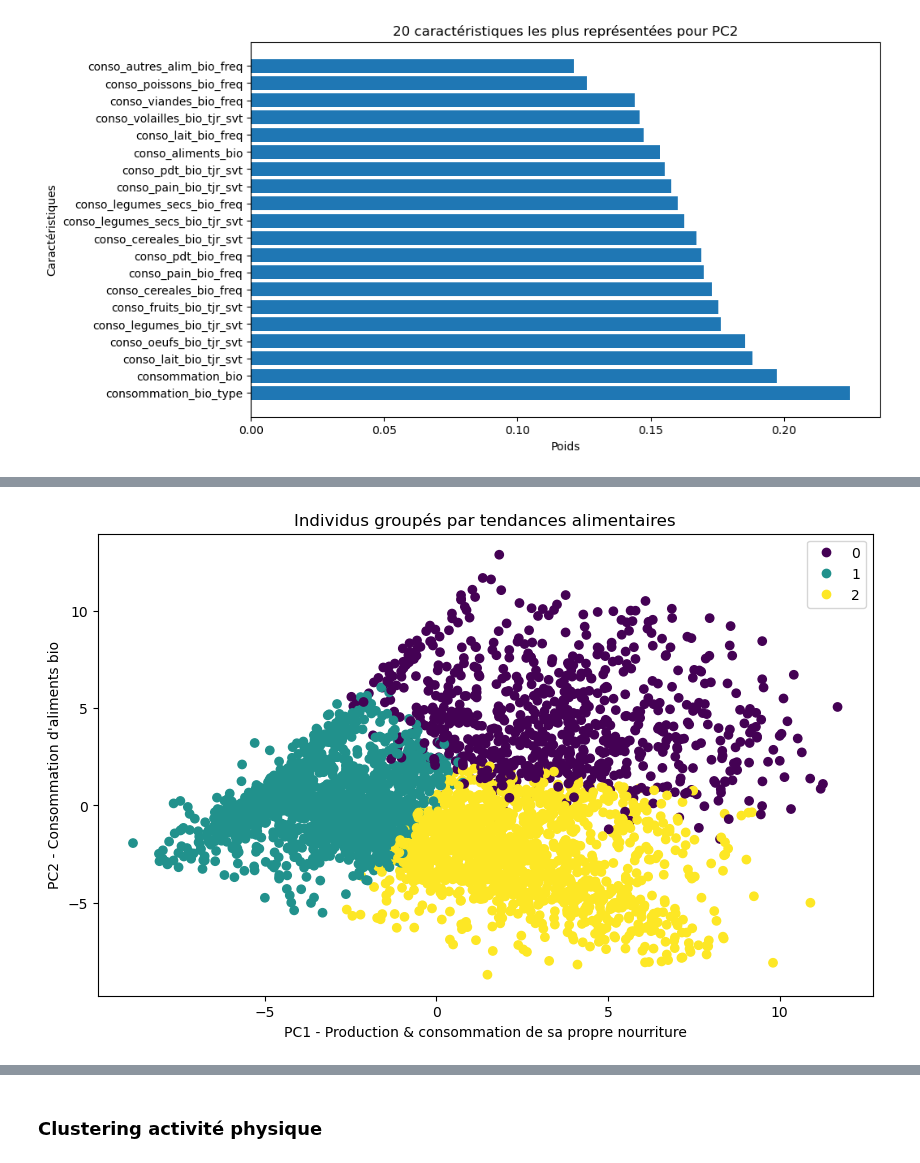
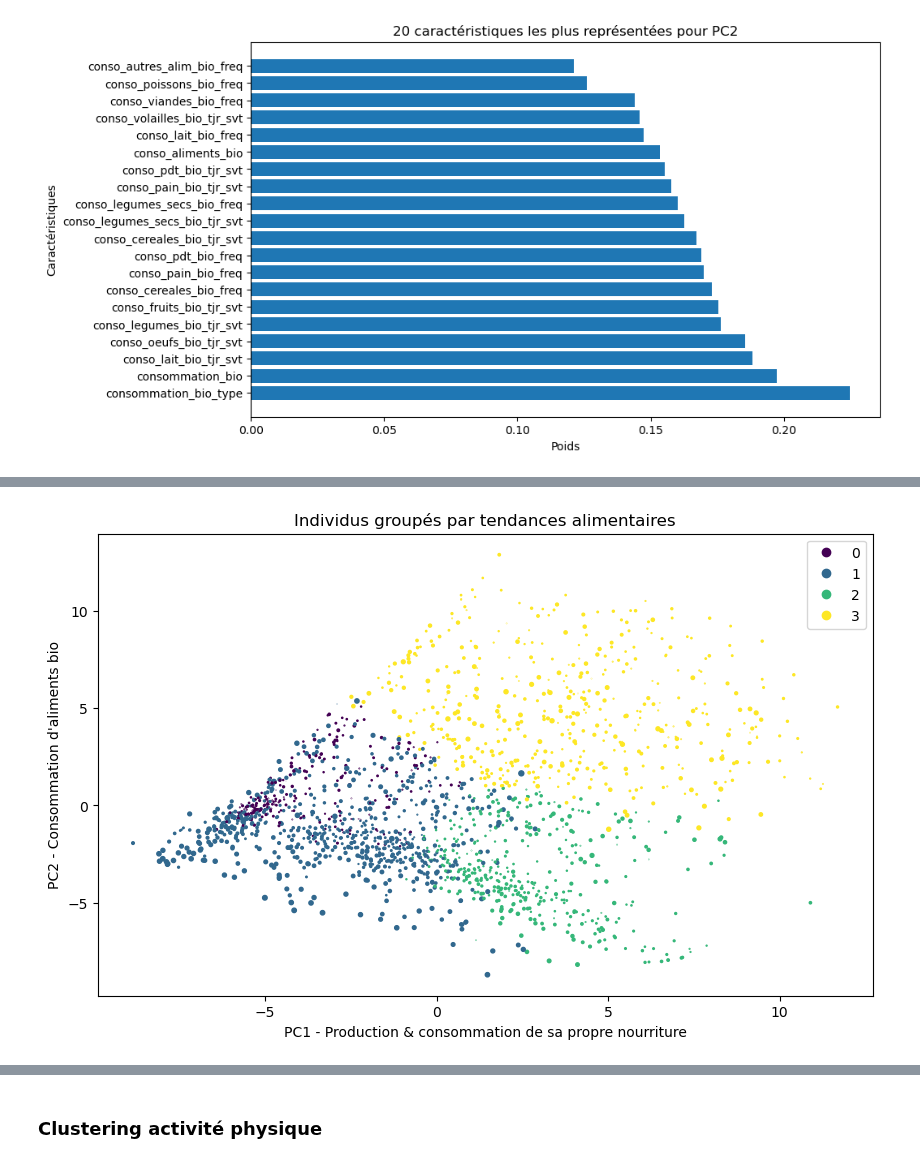
Before and after one commit to InseeFrLab/funathon2023_sujet3, a Jupyter notebook: data_exploration/data_exploration_AP.ipynb, the cells around one changed output, grey strips where cells are left out. Drawn from its saved outputs; the diff is of its cells as text; code cells hidden in the pictures.

```diff
--- a/data_exploration/data_exploration_AP.ipynb
+++ b/data_exploration/data_exploration_AP.ipynb
@@ -292,19 +292,19 @@ habitudes_indiv_for_clustering_array.shape
 (4153, 340)
 # %%
 # Effectuer le clustering par K-moyennes
-k = 3  # Nombre de clusters souhaité
+k = 4  # Nombre de clusters souhaité
 kmeans = KMeans(n_clusters=k, random_state=0)
 clusters = kmeans.fit_predict(habitudes_indiv_for_clustering_array)
 # %%
 # Effectuer l'ACP
-pca = PCA(n_components=2)
+pca = PCA(n_components=3)
 pca_result = pca.fit_transform(habitudes_indiv_for_clustering_array)
 
 # Obtenir les poids des caractéristiques pour chaque composante principale
 pca_components = pd.DataFrame(np.abs(pca.components_), columns=habitudes_indiv_for_clustering.columns)
 # %%
 # Créer un dataframe pour les résultats de l'ACP
-pca_df = pd.DataFrame(data=pca_result, columns=['PC1', 'PC2'])
+pca_df = pd.DataFrame(data=pca_result, columns=['PC1', 'PC2', 'PC3'])
 pca_df['Cluster'] = clusters
 # %%
 # Sélectionner les 20 caractéristiques les plus représentées pour PC1
@@ -335,11 +348,11 @@ plt.show()
 # %%
 # Afficher le graphique des clusters en 2D
 plt.figure(figsize=(10, 6))
-scatter = plt.scatter(pca_df['PC1'], pca_df['PC2'], c=pca_df['Cluster'], cmap='viridis')
+scatter = plt.scatter(pca_df['PC1'], pca_df['PC2'], pca_df['PC3'], c=pca_df['Cluster'], cmap='viridis')
 plt.legend(handles=scatter.legend_elements()[0], labels=range(k))
 plt.title('Individus groupés par tendances alimentaires')
 plt.xlabel('PC1 - Production & consommation de sa propre nourriture')
 plt.ylabel('PC2 - Consommation d\'aliments bio')
 plt.show()
 # %% [output]
-[figure, old version]
+[figure, new version]
```
Also changed, not shown: parts of 12 cells of this notebook.
